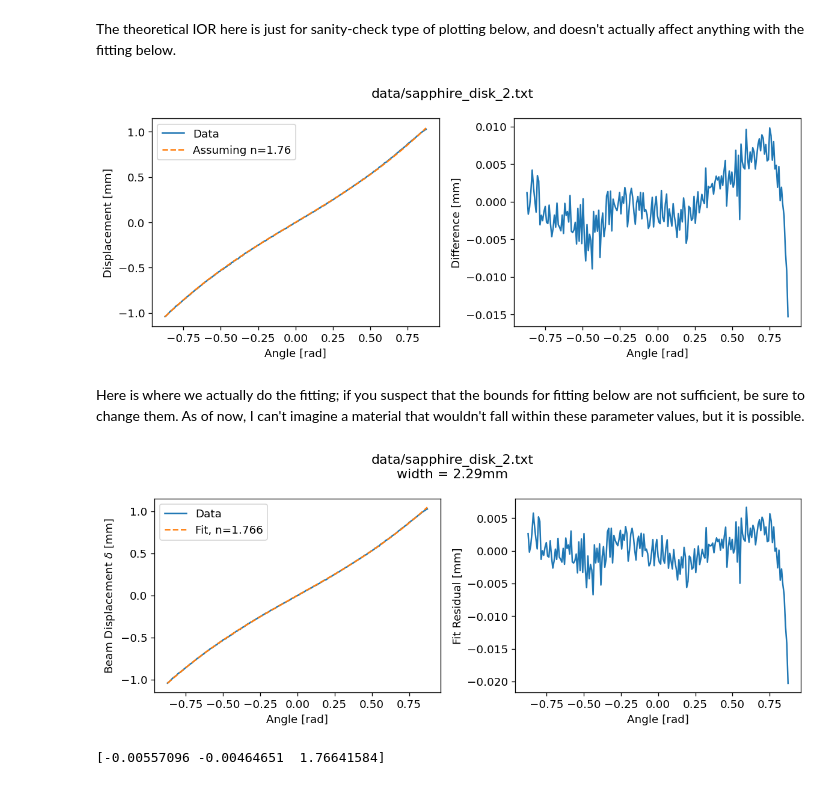
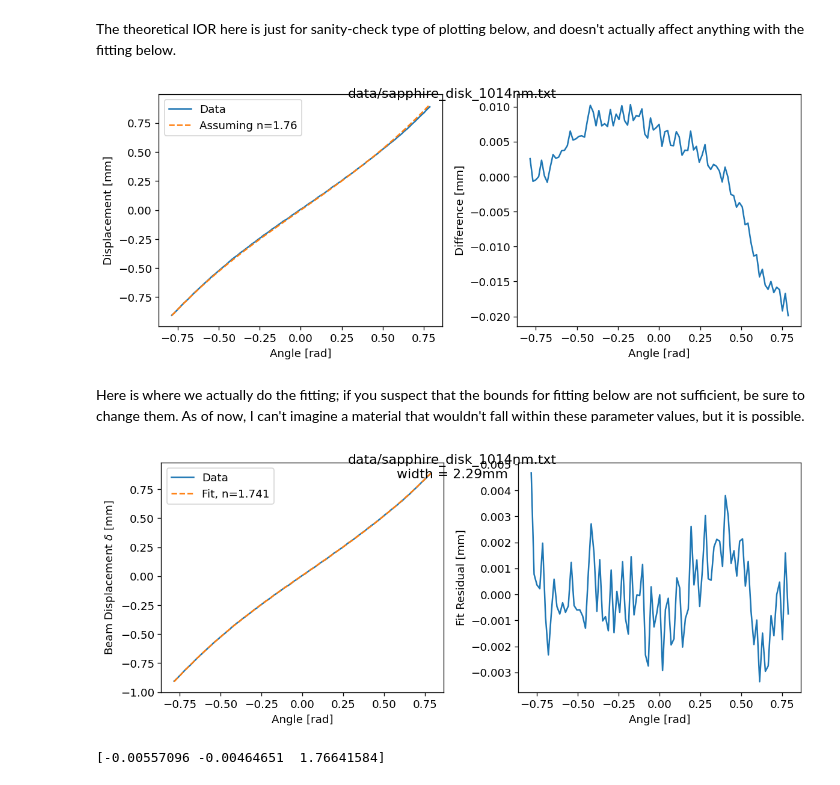
Before and after one commit to Jfeatherstone/IndexOfRefractionMeasurement, a Jupyter notebook: CurveFitting.ipynb, the cells around one changed output. Drawn from its saved outputs; the diff is of its cells as text; code cells hidden in the pictures.

Commit message:
Took measurements for ruby and sapphire at various wavelengths

```diff
--- a/CurveFitting.ipynb
+++ b/CurveFitting.ipynb
@@ -34,7 +34,7 @@ The theoretical IOR here is just for sanity-check type of plotting below, and do
 n0 = 1.00029 # Weisstein Eric. Index of Refraction. Wolfram Research. 2005.
 
 # Path to the file that we will be reading data from
-file = 'data/sapphire_disk_2.txt'
+file = 'data/sapphire_disk_1014nm.txt'
 #file = 'data/bk7_glass.txt'
 
 # What we expect the IOR to be for sanity checks
@@ -60,6 +60,8 @@ displacementArr = data["gauss_center"] * 1e-3 - np.mean(data["gauss_center"] * 1
 # with centering/interference
 #angleArr = angleArr[len(angleArr)//2:]
 #displacementArr = displacementArr[len(displacementArr)//2:]
+angleArr = angleArr[5:-5]
+displacementArr = displacementArr[5:-5]
 
 # Functional form of the displacement as a function of angle,
 # including extra parameters for phase and displacement offsets
@@ -87,36 +89,36 @@ fig.tight_layout()
 #plt.savefig('images/sapphire_fit.png')
 plt.show()
 # %% [output]
-[figure, old version]
+[figure, new version]
 # %% [markdown]
 Here is where we actually do the fitting; if you suspect that the bounds for fitting below are not sufficient, be sure to change them. As of now, I can't imagine a material that wouldn't fall within these parameter values, but it is possible.
 # %%
 # Now actually do the curve fitting
 popt, pcov = curve_fit(func_form, angleArr, displacementArr,
                        #method='trf',
                        # Bounds for [displacement offset, phase offset, IoR]
                        bounds=([-6, -np.pi/2 + .01, 1.2], # Lower bound
                                [6, np.pi/2 - .01, 1.9])) # Upper bound
 
 # Make a pretty plot
 fig, ax = plt.subplots(1, 2, figsize=(10,4))
 
 ax[0].plot(angleArr, displacementArr, label='Data')
-ax[0].plot(angleArr, func_form(angleArr, *popt), '--', label=f'Fit, n={popt[2]:.4}')
+ax[0].plot(angleArr, func_form(angleArr, *popt), '--', label=f'Fit, n={popt[2]:.5}')
 ax[0].set_xlabel('Angle [rad]')
 ax[0].set_ylabel(r'Beam Displacement $\delta$ [mm]')
 ax[0].legend()
 
 ax[1].plot(angleArr, displacementArr - func_form(angleArr, *popt))
 ax[1].set_xlabel('Angle [rad]')
 ax[1].set_ylabel('Fit Residual [mm]')
 
 fig.suptitle(f'{file}\nwidth = {d}mm')
 fig.tight_layout()
 #plt.savefig('images/sapphire_fit.png')
 plt.show()
 # %% [output]
-[figure, old version]
+[figure, new version]
 # %%
 print(popt)
 # %% [output]
```
Also changed, not shown: 7 other files.
